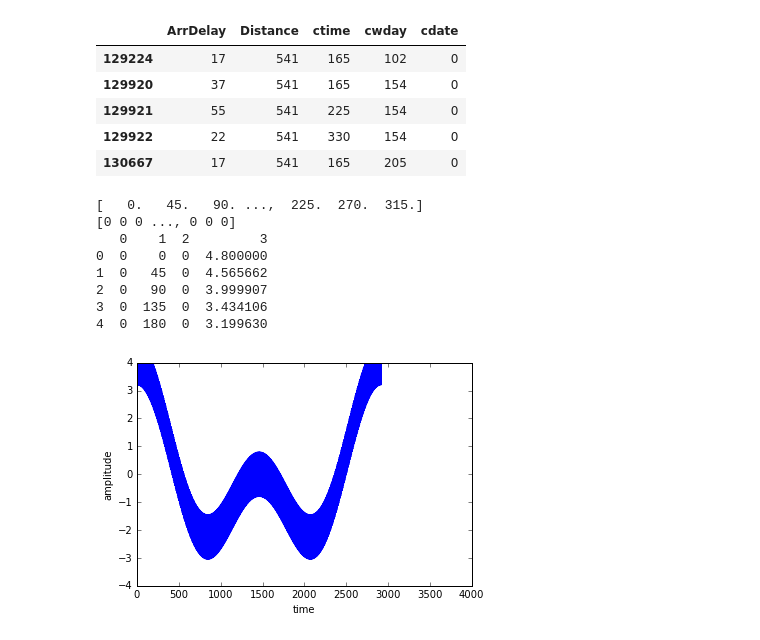
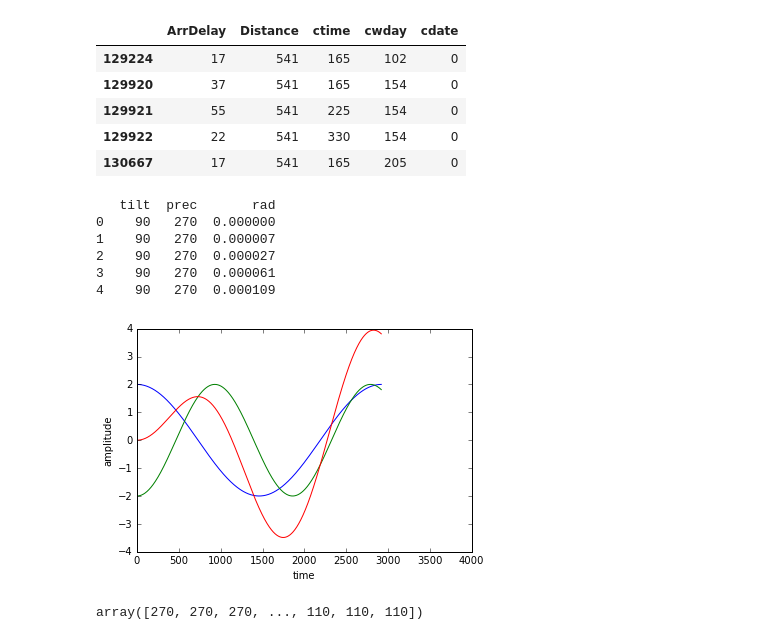
Before and after one commit to monkeybutter/circular_tree, a Jupyter notebook: datasets/delays_hope.ipynb, the cells around one changed output. Saved outputs shown, nothing was run; the diff lists cells and outputs as text; code cells hidden in the pictures.

```diff
--- a/datasets/delays_hope.ipynb
+++ b/datasets/delays_hope.ipynb
@@ -34,57 +34,45 @@ df.head()
 # %%
 %matplotlib inline
 
 import matplotlib.pyplot as plt
 import numpy as np
 import pandas as pd
 
-def get_wave(f, A, points):
+def get_wave(f, A, phi, points):
     t = np.arange(0, points, 1)
     x = t * f
-    phi = np.pi/2
     y = A * np.sin(2 * np.pi * x/points + phi)
+    return y, np.remainder(np.degrees(2 * np.pi * x/points + phi), 360).astype(np.int) / 10 * 10
 
-    return y
-
-index = pd.date_range('2015-01-01 00:00:00', '2016-01-01 00:00:00', freq='3h')[:-1]
-ctime = index.map(lambda x: (x.hour / 24.0) * 360)
-
-print ctime
-
-cdate = index.map(lambda x: (x.timetuple().tm_yday / 365.0)*360.0)
-cdate = (10 * np.round(cdate/10)).astype(np.int) % 360
-
-cwind = index.map(lambda x: (x.timetuple().tm_yday / 365.0)*360.0)
-cwind = 2*((10 * np.round(cdate/10)).astype(np.int)) % 360
-
-print cdate
 
 points = 365 * 8
-A = 1
-f = 1
+tilt, tilt_phase = get_wave(1, 2, np.pi/2, ctime.shape[0])
+prec, prec_phase = get_wave(1.57, 2, 3*np.pi/2, ctime.shape[0])
 
-t = get_wave(1, 2, ctime.shape[0]) + get_wave(2, 2, ctime.shape[0]) + get_wave(365, .8, ctime.shape[0])
+stack = np.concatenate([tilt_phase[...,np.newaxis], prec_phase[...,np.newaxis],
+                        (tilt+prec)[...,np.newaxis]], axis=1)
 
-stack = np.concatenate([cdate[...,np.newaxis], ctime[...,np.newaxis],
-                        cwind[...,np.newaxis], t[...,np.newaxis]], axis=1)
-
-df = pd.DataFrame(stack)
+df = pd.DataFrame(stack, columns=['tilt', 'prec', 'rad'])
 df.to_csv("/Users/pablo/github/circular_tree/datasets/false_hope.csv",
-          header=['cdate', 'ctime', 'cwind', 't'], index=False)
+          header=['tilt', 'prec', 'rad'], index=False)
 
 print df.head()
-plt.plot(np.arange(0, points, 1), t)
+
+plt.plot(np.arange(0, points, 1), tilt)
+plt.plot(np.arange(0, points, 1), prec)
+plt.plot(np.arange(0, points, 1), prec+tilt)
 plt.axis([0, 4000, -4, 4])
 plt.xlabel('time')
 plt.ylabel('amplitude')
 plt.show()
+
+prec_phase
 # %% [output]
-[   0.   45.   90. ...,  225.  270.  315.]
-[0 0 0 ..., 0 0 0]
-   0    1  2         3
-0  0    0  0  4.800000
-1  0   45  0  4.565662
-2  0   90  0  3.999907
-3  0  135  0  3.434106
-4  0  180  0  3.199630
+   tilt  prec       rad
+0    90   270  0.000000
+1    90   270  0.000007
+2    90   270  0.000027
+3    90   270  0.000061
+4    90   270  0.000109
-[figure, old version]
+[figure, new version]
+array([270, 270, 270, ..., 110, 110, 110])
```
Also changed, not shown: parts of 2 cells of this notebook, 6 other files.
